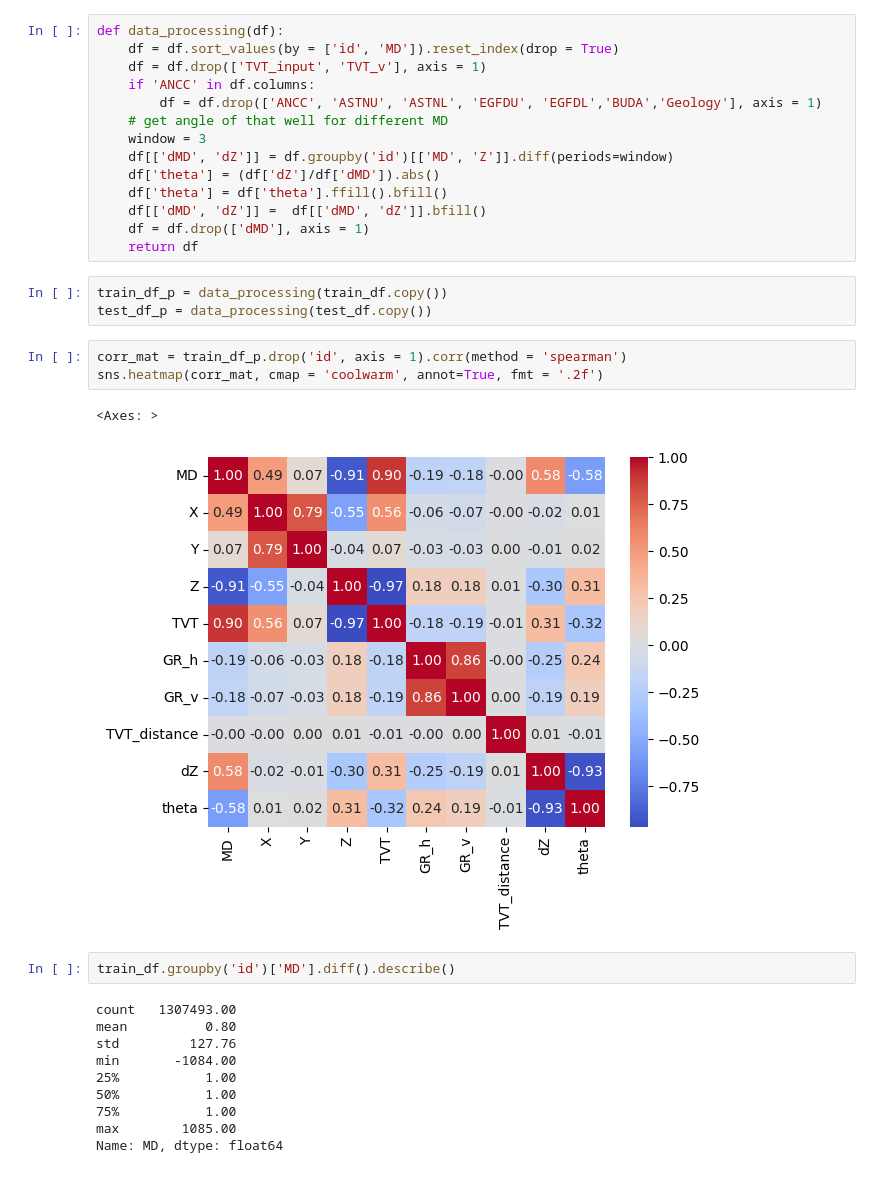
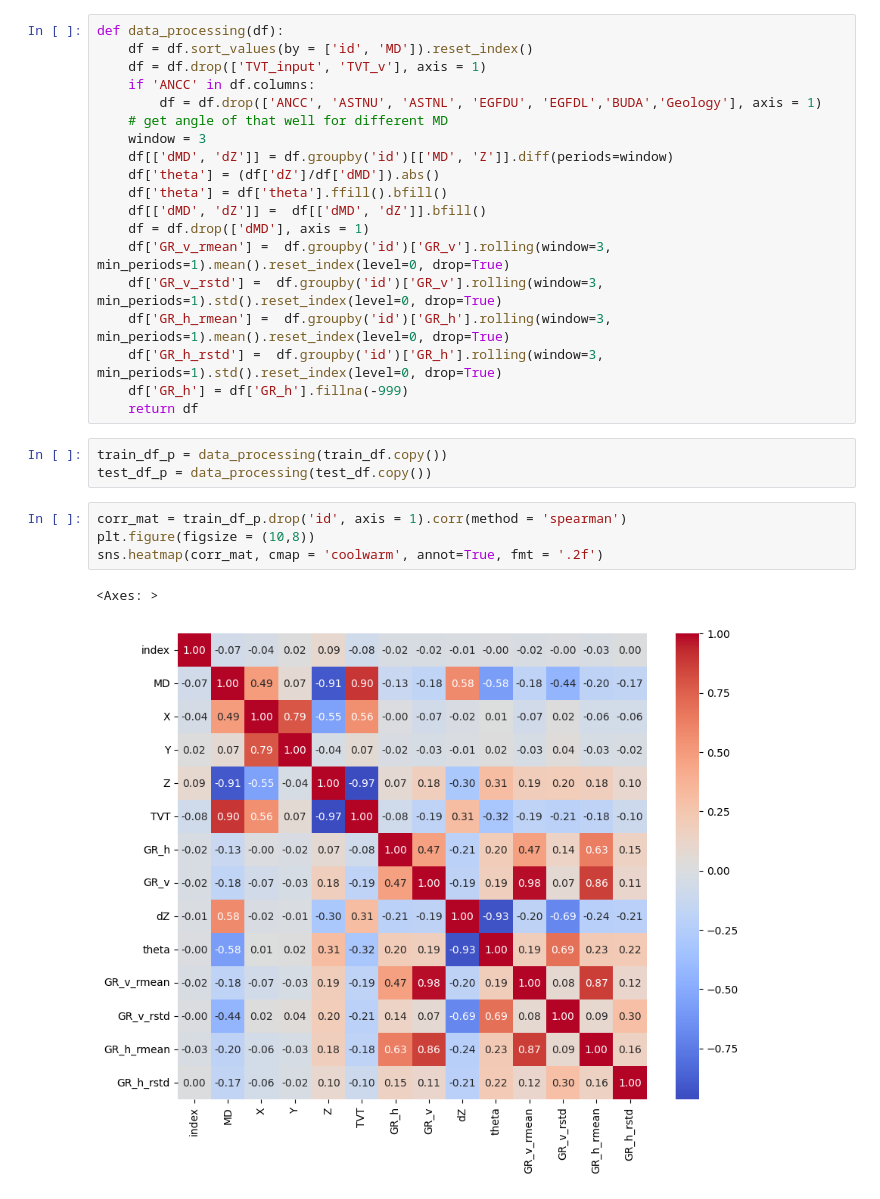
Before and after one commit to affogato-lab/rogii-crepe, a Jupyter notebook: oil-drill.ipynb, the cells around one changed output. Saved outputs shown, nothing was run; the diff lists cells and outputs as text.

```diff
--- a/oil-drill.ipynb
+++ b/oil-drill.ipynb
@@ -149,7 +144,7 @@ Index(['id', 'MD', 'X', 'Y', 'Z', 'ANCC', 'ASTNU', 'ASTNL', 'EGFDU', 'EGFDL',
 # data processing
 # %%
 def data_processing(df):
-    df = df.sort_values(by = ['id', 'MD']).reset_index(drop = True)
+    df = df.sort_values(by = ['id', 'MD']).reset_index()
     df = df.drop(['TVT_input', 'TVT_v'], axis = 1)
     if 'ANCC' in df.columns:
         df = df.drop(['ANCC', 'ASTNU', 'ASTNL', 'EGFDU', 'EGFDL','BUDA','Geology'], axis = 1)
@@ -160,25 +155,19 @@ def data_processing(df):
     df['theta'] = df['theta'].ffill().bfill()
     df[['dMD', 'dZ']] =  df[['dMD', 'dZ']].bfill()
     df = df.drop(['dMD'], axis = 1)
+    df['GR_v_rmean'] =  df.groupby('id')['GR_v'].rolling(window=3, min_periods=1).mean().reset_index(level=0, drop=True)
+    df['GR_v_rstd'] =  df.groupby('id')['GR_v'].rolling(window=3, min_periods=1).std().reset_index(level=0, drop=True)
+    df['GR_h_rmean'] =  df.groupby('id')['GR_h'].rolling(window=3, min_periods=1).mean().reset_index(level=0, drop=True)
+    df['GR_h_rstd'] =  df.groupby('id')['GR_h'].rolling(window=3, min_periods=1).std().reset_index(level=0, drop=True)
+    df['GR_h'] = df['GR_h'].fillna(-999)
     return df
 # %%
 train_df_p = data_processing(train_df.copy())
 test_df_p = data_processing(test_df.copy())
 # %%
 corr_mat = train_df_p.drop('id', axis = 1).corr(method = 'spearman')
+plt.figure(figsize = (10,8))
 sns.heatmap(corr_mat, cmap = 'coolwarm', annot=True, fmt = '.2f')
 # %% [output]
 <Axes: >
-[figure, old version]
+[figure, new version]
-# %%
-train_df.groupby('id')['MD'].diff().describe()
-# %% [output]
-count   1307493.00
-mean          0.80
-std         127.76
-min       -1084.00
-25%           1.00
-50%           1.00
-75%           1.00
-max        1085.00
-Name: MD, dtype: float64
```
Also changed, not shown: parts of 7 cells of this notebook.
